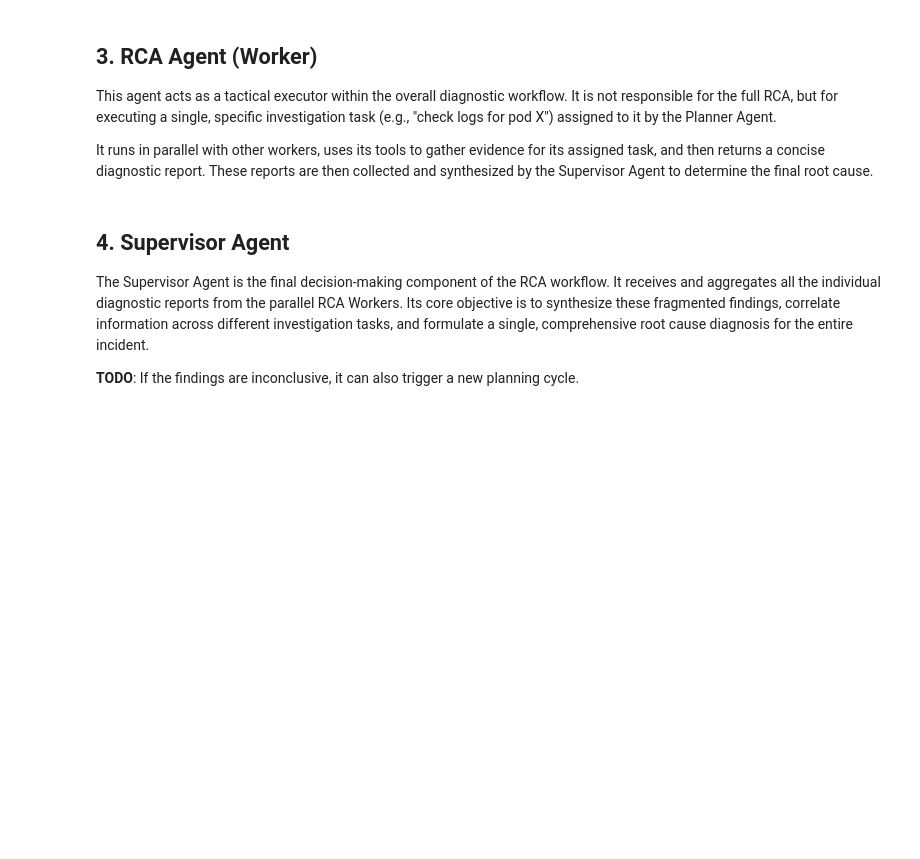
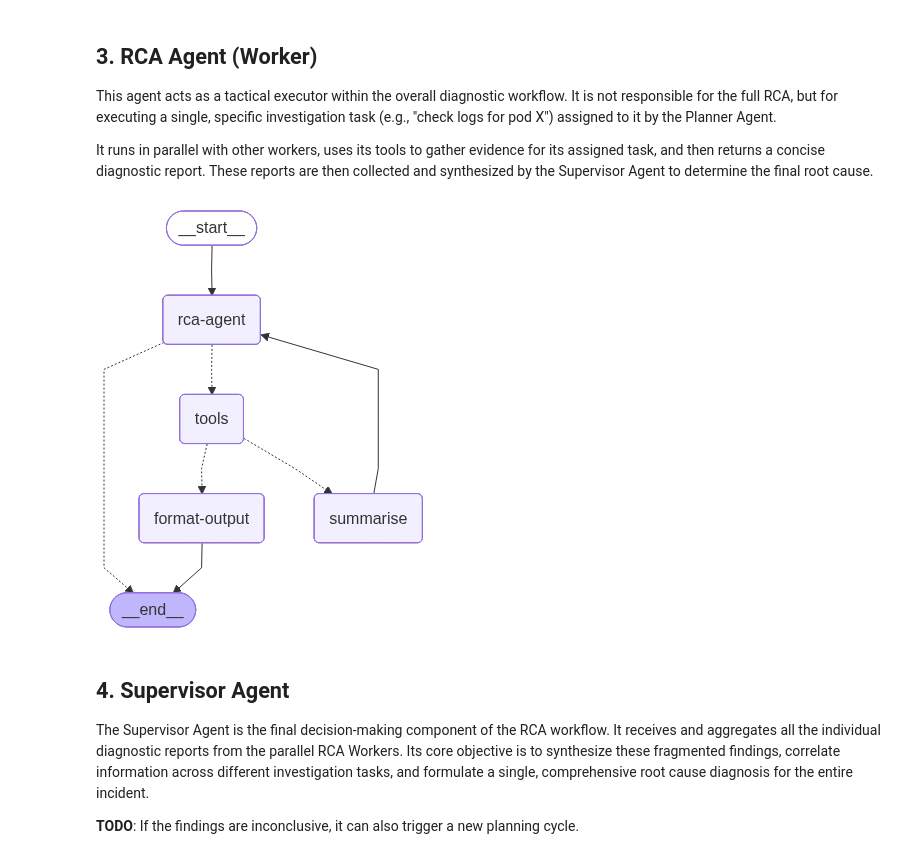
Before and after one commit to martinimarcello00/SRE-agent, a Jupyter notebook: notebooks/agents/sre-agent.ipynb, the cells around one changed output. Drawn from its saved outputs; the diff is of its cells as text; code cells hidden in the pictures; blank space fills up the shorter version.

Commit message:
SRE agent workflow with tool call budget

```diff
--- a/notebooks/agents/sre-agent.ipynb
+++ b/notebooks/agents/sre-agent.ipynb
@@ -440,11 +446,12 @@ from langgraph.graph.message import add_messages, AnyMessage
 
 class RcaAgentState(TypedDict):
     messages: Annotated[list[AnyMessage], add_messages]
-    app_summary: str
+    rca_app_summary: str  # Renamed to avoid parent state conflict
+    rca_target_namespace: str  # Renamed to avoid parent state conflict
     rca_task: RCATask
     insights: Annotated[list[str], operator.add]
     prev_steps: Annotated[list[str], operator.add]
-    rca_analysis: dict
+    rca_analyses_list: list[dict]  # Changed from rca_analysis to rca_analyses_list
 # %%
 class UpdateAgentData(BaseModel):
     """
@@ -564,7 +580,7 @@ from langgraph.types import Command
 from langchain_core.messages import ToolMessage
 from langchain_core.tools import tool, InjectedToolCallId
 
-# Tool used to submit the final response
+# Tool used to submit the final response
 @tool
 def submit_final_diagnosis(
     diagnosis: str,
@@ -588,7 +604,7 @@ def submit_final_diagnosis(
 
     return Command(
         update={
-            "rca_analysis": final_response,
+            "rca_analyses_list": [final_response],  # Changed from rca_analysis to rca_analyses_list
             "messages": [
                 ToolMessage(
                     content="Final diagnosis submitted successfully. Investigation complete.",
@@ -651,7 +694,8 @@ def count_tool_calls(messages):
 # %%
 async def format_response(state: RcaAgentState):
 
-    final_report = state["rca_analysis"]
+    # Get the first (and only) analysis from the list
+    final_report = state["rca_analyses_list"][0] if state.get("rca_analyses_list") else {}
 
     task = state["rca_task"]
     final_report["task"] = {
@@ -665,7 +709,7 @@ async def format_response(state: RcaAgentState):
     final_report["steps_performed"] = state["prev_steps"]
     final_report["tools_stats"] = count_tool_calls(state["messages"])
 
-    return {"rca_analysis" : final_report}
+    return {"rca_analyses_list" : [final_report]}  # Return as a list
 # %%
 from langgraph.graph import START, END, StateGraph
 from langgraph.prebuilt import tools_condition, ToolNode
@@ -684,38 +728,42 @@ builder.add_node("format-output", format_response)
 builder.add_edge(START, "rca-agent")
 
 # Conditional edge from sre-agent
 builder.add_conditional_edges(
     "rca-agent",
     # Use in the conditional_edge to route to the ToolNode if the last message has tool calls. Otherwise, route to the end.
     tools_condition,
 )
 
 # After tools, decide whether to summarise or end
 def after_tools_condition(state: RcaAgentState):
-    # If rca analysis is filled, investigation is complete (end of the workflow)
-    if state.get("rca_analysis") and "diagnosis" in state["rca_analysis"] and "reasoning" in state["rca_analysis"]:
-        return "format-output"
+    # If rca_analyses_list is filled, investigation is complete (end of the workflow)
+    if state.get("rca_analyses_list") and len(state["rca_analyses_list"]) > 0:
+        analysis = state["rca_analyses_list"][0]
+        if "diagnosis" in analysis and "reasoning" in analysis:
+            return "format-output"
     return "summarise"
 
 builder.add_conditional_edges(
     "tools",
     after_tools_condition,
     {
         "summarise": "summarise",
         "format-output": "format-output"
     }
 )
 
 # After summarise, continue investigation (go to rca-agent)
 builder.add_edge("summarise", "rca-agent")
 builder.add_edge("format-output", END)
 
-# Compile the graph, returning only the rca_analysis field
-rca_agent_graph = builder.compile().with_config(run_name="RCA Agent", output_keys=["rca_analysis"])
+# Compile the graph, returning only the rca_analyses_list field
+rca_agent_graph = builder.compile().with_config(run_name="RCA Agent", output_keys=["rca_analyses_list"])
 
 
 # Show the graph
 display(Image(rca_agent_graph.get_graph(xray=True).draw_mermaid_png()))
+# %% [output]
+[figure, added]
 # %% [markdown]
 ## 4. Supervisor Agent
 
```
Also changed, not shown: parts of 13 cells of this notebook.
